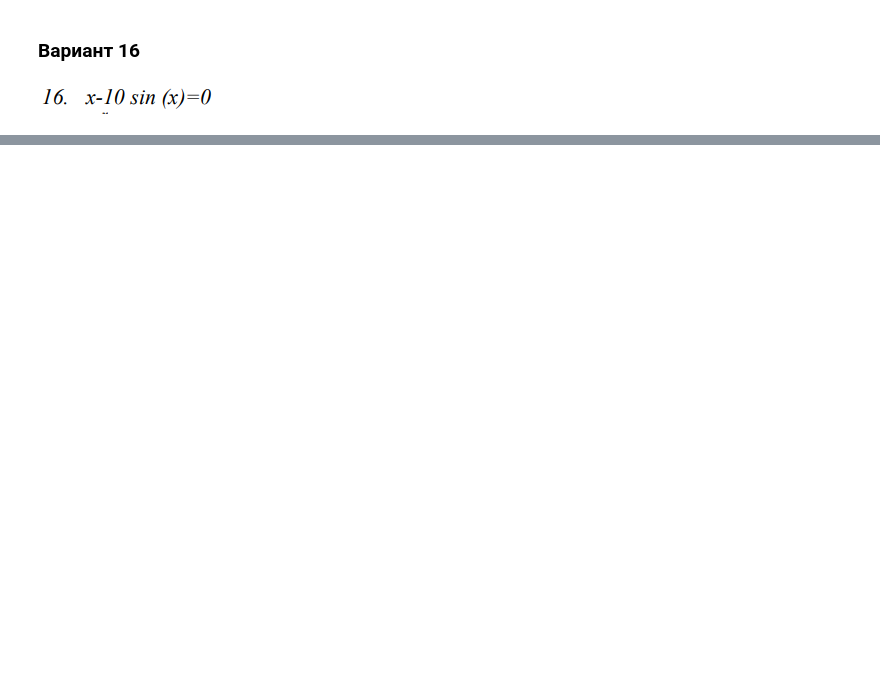
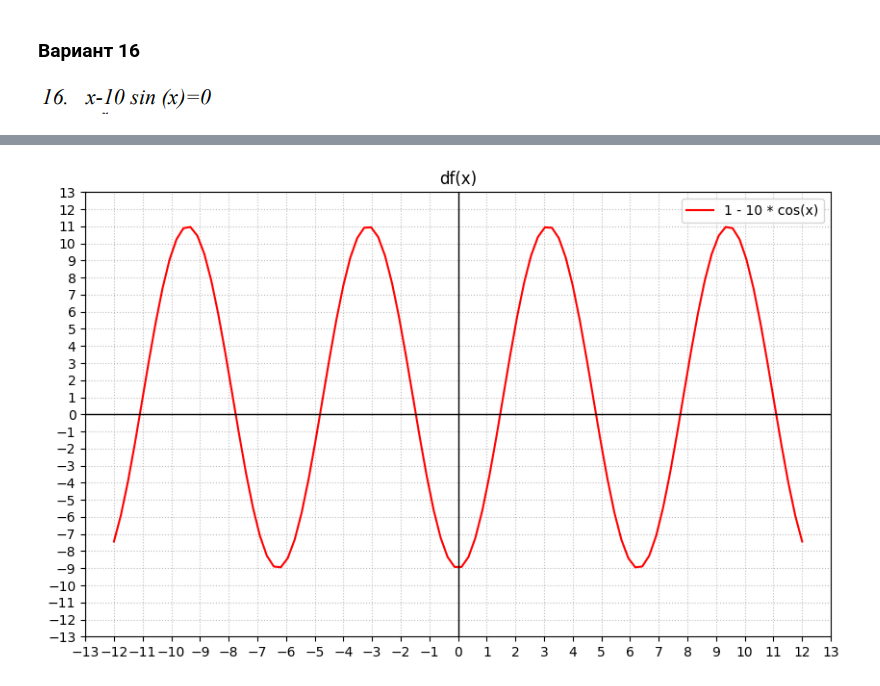
Before and after one commit to medicsera/CalcMethods, a Jupyter notebook: lab1.ipynb, the cells around one changed output, grey strips where cells are left out. Drawn from its saved outputs; the diff is of its cells as text; code cells hidden in the pictures; blank space fills up the shorter version.

```diff
--- a/lab1.ipynb
+++ b/lab1.ipynb
@@ -7,0 +45,22 @@ def (x):
+# %%
+dy = df(x)
+
+plt.figure(figsize=(10,6))
+
+plt.plot(x,dy,color="red",label='1 - 10 * cos(x)')
+
+plt.axhline(0,color='black',linewidth=1)
+plt.axvline(0,color='black',linewidth=1)
+plt.grid(True,linestyle=':',alpha=0.8)
+
+ax = plt.gca()
+ax.xaxis.set_major_locator(MultipleLocator(1))
+ax.yaxis.set_major_locator(MultipleLocator(1))
+
+plt.xlim(-13,13)
+plt.ylim(-13,13)
+plt.title("df(x)")
+plt.legend()
+plt.show()
+# %% [output]
+[figure, added]
```
Also changed, not shown: parts of 19 cells of this notebook.
